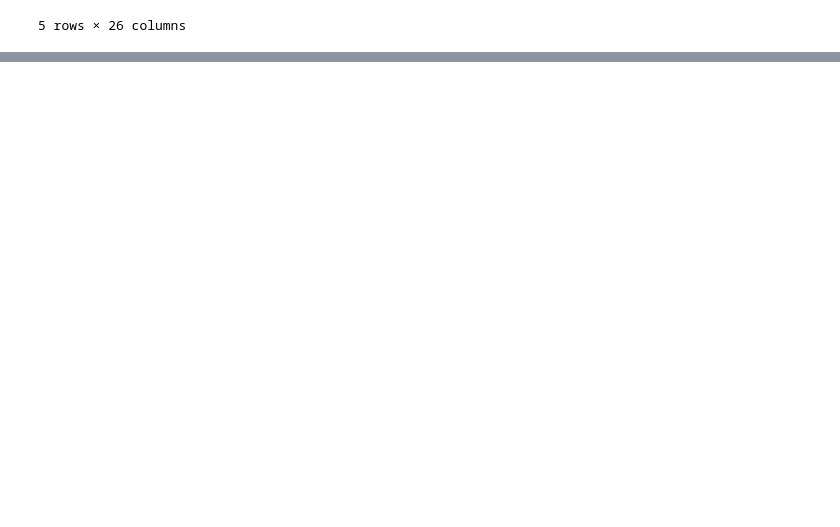
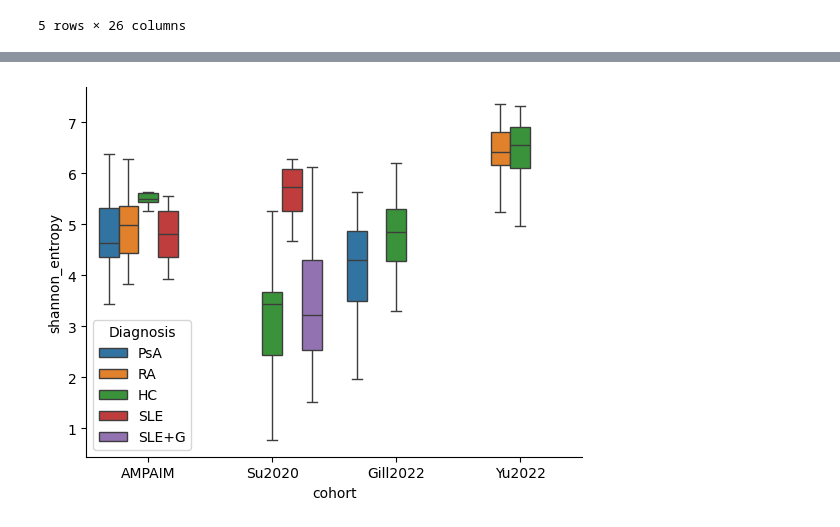
Before and after one commit to kbpi314/ampaim, a Jupyter notebook: code/ampaim_metaanalysis.ipynb, the cells around one changed output, grey strips where cells are left out. Cells and saved outputs as stored; diff of their text form; code cells hidden in the pictures; blank space fills up the shorter version.

```diff
--- a/code/ampaim_metaanalysis.ipynb
+++ b/code/ampaim_metaanalysis.ipynb
@@ -192,0 +321,54 @@ df.head()
+# %%
+# define replacements prior to alpha
+sub_dict=  {'healthy control': 'HC',
+                     'healthy': 'HC',
+                     'Healthy': 'HC',
+                     'SLE-G': 'SLE',
+                     'axial spondyloarthritis': 'PsA'}
+
+# alpha plots
+dfs = []
+# ampaim
+df = pd.read_csv(path + 'outputs/jobs27/df_alpha.tsv', sep='\t')
+df['cohort'] = 'AMPAIM'
+df = df.replace(sub_dict)
+
+dfs.append(df)
+
+
+
+for job in ['jobs41', 'jobs43', 'jobs46']:
+    # load df
+    df = pd.read_csv(path + 'outputs/' + job + '/Analysis_core_pipeline_taxonomic_0/diversity/shannon_metadata.tsv', sep='\t')
+
+    # rename
+    df = df.rename(columns={'host_disease':'Diagnosis'})
+
+    # replace
+    df = df.replace(sub_dict)
+
+    # q2 modifications
+    df = df.set_index('id')
+    df = df.drop('#q2:types')
+
+    # set cohort
+    df['cohort'] = j_to_res[job]['Cohort']
+
+    # append to list
+    dfs.append(df)
+
+df_merge = pd.concat(dfs)
+df_merge = df_merge.dropna(how='any',axis=1)
+
+df_merge['shannon_entropy'] = df_merge['shannon_entropy'].astype(float)
+
+# filter
+keep = ['PsA','HC','SLE','SLE+G','SLE-G','RA','axial spondyloarthritis']
+df_merge = df_merge[df_merge['Diagnosis'].isin(keep)]
+
+sns.boxplot(data=df_merge,x='cohort',y='shannon_entropy',hue='Diagnosis',showfliers=False)
+#sns.stripplot(data=df_merge,x='cohort',y='shannon_entropy',hue='Diagnosis',legend=None,dodge=True,color='gray')
+sns.despine()
+#  plt.tight_layout()
+# %% [output]
+[figure, added]
```
Also changed, not shown: parts of 8 cells of this notebook, 2 other files.
